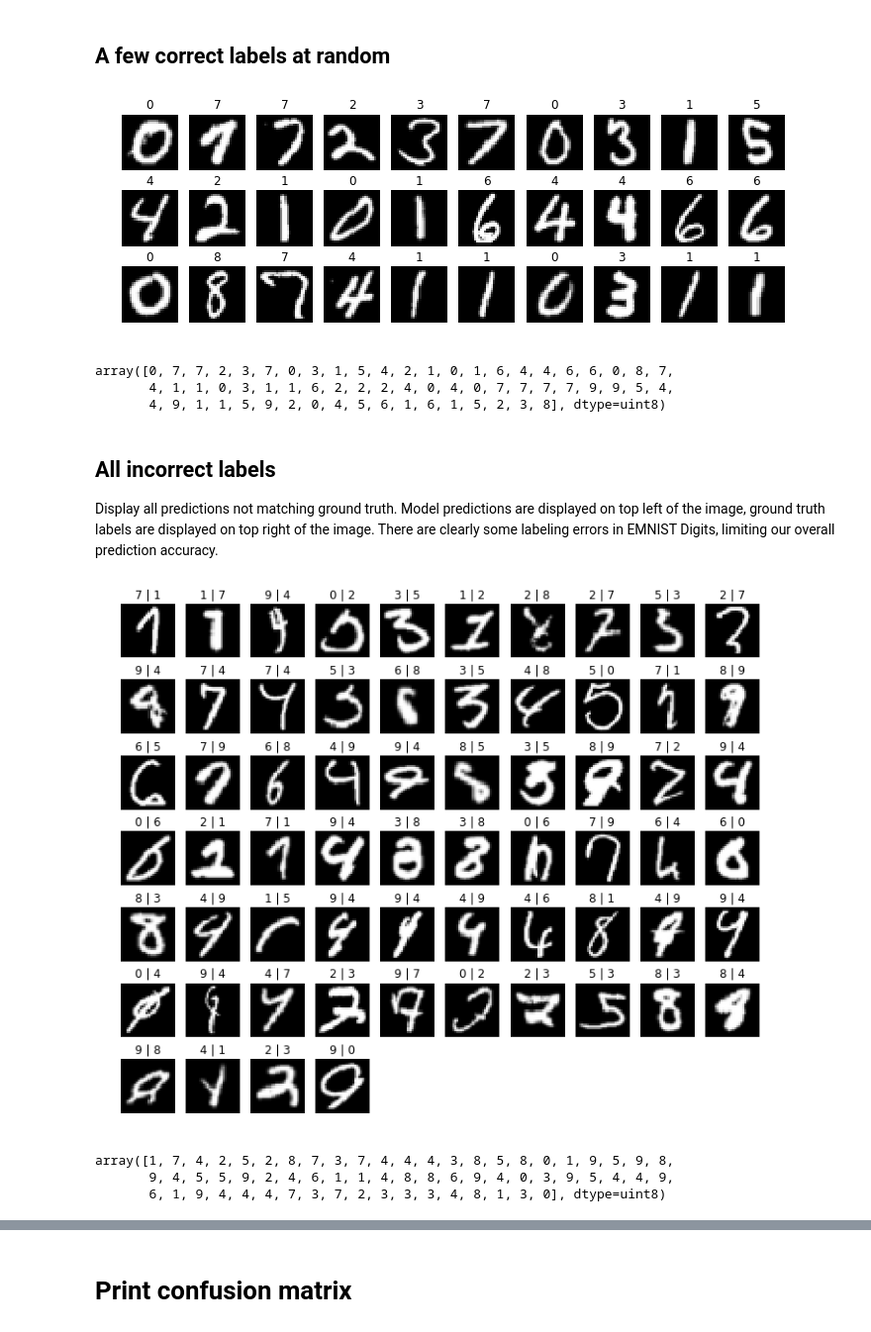
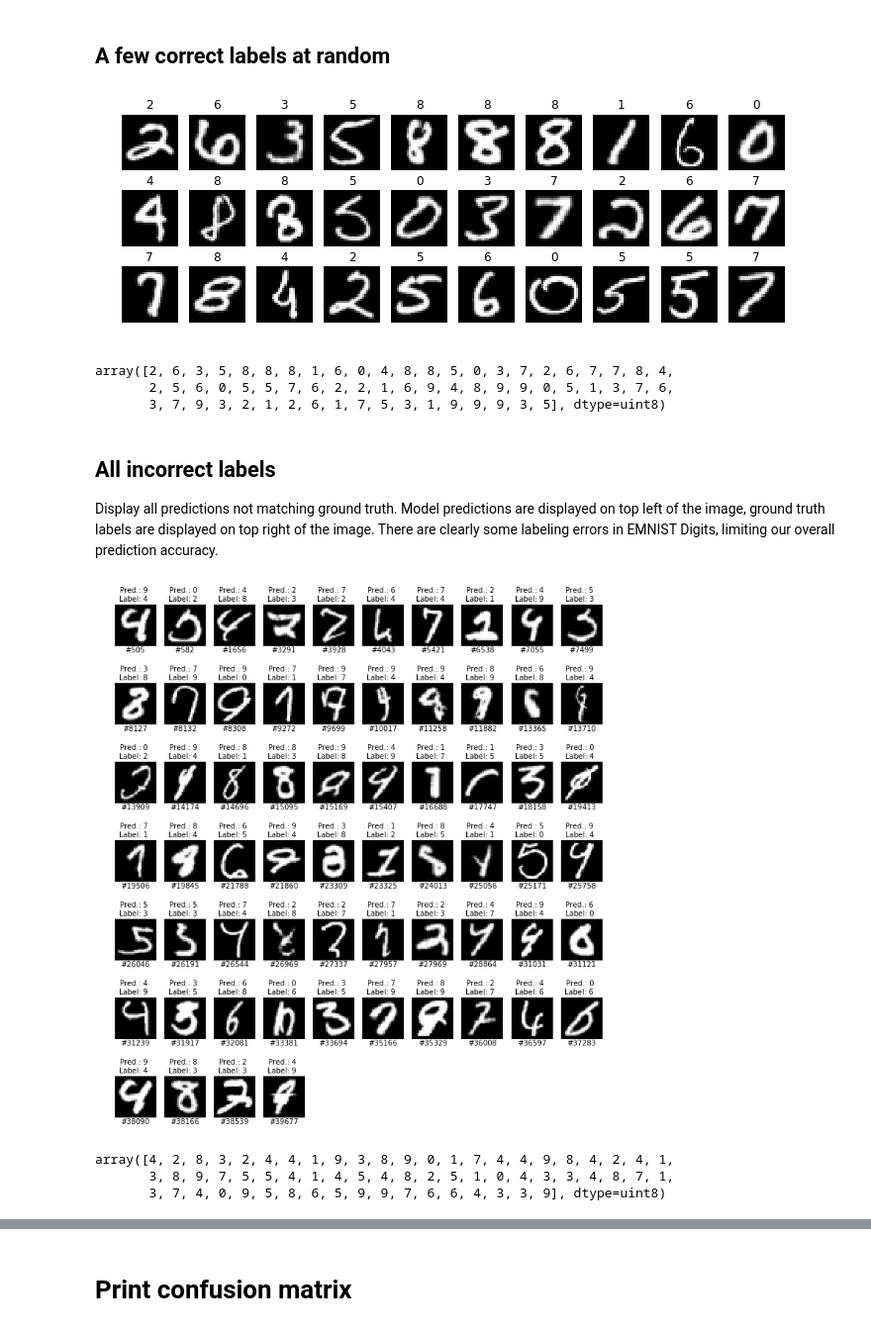
Before and after one commit to j05t/emnist, a Jupyter notebook: emnist_tensorflow.ipynb, the cells around one changed output, grey strips where cells are left out. Shown at 99% size. Cells and saved outputs as stored; diff of their text form; code cells hidden in the pictures.

Commit message:
improve plot for wrong predictions

```diff
--- a/emnist_tensorflow.ipynb
+++ b/emnist_tensorflow.ipynb
@@ -438,7 +453,7 @@ avg_preds = all_preds.mean(axis=0)
 Select a single model, train for a few epochs, and check accuracy.
 # %%
 # which model to train
-i = 1
+i = 8
 # %%
 # reload weights in case of overfitting
 # models[i].load_weights("weights/weights_emnist_model_0.2475_"+str(i)+'.pkl')
@@ -565,7 +580,7 @@ from numpy.random import permutation
 
 # get a random selection of correctly predicted images
 idx = permutation(correct)[:n_view]
-idx_incorrect = permutation(incorrect)[:n_view]
+idx_incorrect = incorrect[:n_view]
 # %%
 preds_correct = preds[idx]
 preds_incorrect = preds[idx_incorrect]
@@ -588,32 +603,41 @@ for i in range(30):
     img = imgs[i].astype('float32')
     plt.imshow(img[0], cmap='gray')
 # %% [output]
-[figure, old version]
+[figure, new version]
 # %%
 # ground truth labels
 test_labels[idx]
 # %% [output]
-array([0, 7, 7, 2, 3, 7, 0, 3, 1, 5, 4, 2, 1, 0, 1, 6, 4, 4, 6, 6, 0, 8, 7,
-       4, 1, 1, 0, 3, 1, 1, 6, 2, 2, 2, 4, 0, 4, 0, 7, 7, 7, 7, 9, 9, 5, 4,
-       4, 9, 1, 1, 5, 9, 2, 0, 4, 5, 6, 1, 6, 1, 5, 2, 3, 8], dtype=uint8)
+array([2, 6, 3, 5, 8, 8, 8, 1, 6, 0, 4, 8, 8, 5, 0, 3, 7, 2, 6, 7, 7, 8, 4,
+       2, 5, 6, 0, 5, 5, 7, 6, 2, 2, 1, 6, 9, 4, 8, 9, 9, 0, 5, 1, 3, 7, 6,
+       3, 7, 9, 3, 2, 1, 2, 6, 1, 7, 5, 3, 1, 9, 9, 9, 3, 5], dtype=uint8)
 # %% [markdown]
 ## All incorrect labels
 Display all predictions not matching ground truth. Model predictions are displayed on top left of the image, ground truth labels are displayed on top right of the image. There are clearly some labeling errors in EMNIST Digits, limiting our overall prediction accuracy.
 # %%
 f = plt.figure(figsize=(12,10))
+
+plt.subplots_adjust(left=None, bottom=None, right=None, top=1.15,
+                wspace=None, hspace=None)
 
 for i in range(n_view):
     sp = f.add_subplot(7, 10, i+1)
     sp.axis('Off')
-    sp.set_title("{} | {}".format(preds_incorrect[i],test_labels[idx_incorrect][i]))
+    sp.text(0.8, 1.24, "Pred.: {}\nLabel: {}"
+                 .format(preds_incorrect[i],test_labels[idx_incorrect][i]),
+            horizontalalignment='right', verticalalignment='center',
+            transform=sp.transAxes)
+    plt.text(0.5, -0.1, "#{}".format(idx_incorrect[i]),
+             horizontalalignment='center', verticalalignment='center',
+             transform=sp.transAxes)
     img = imgs_incorrect[i].astype('float32')
     plt.imshow(img[0], cmap='gray')
 # %% [output]
-[figure, old version]
+[figure, new version]
 # %%
 # ground truth labels
 test_labels[idx_incorrect]
 # %% [output]
-array([1, 7, 4, 2, 5, 2, 8, 7, 3, 7, 4, 4, 4, 3, 8, 5, 8, 0, 1, 9, 5, 9, 8,
-       9, 4, 5, 5, 9, 2, 4, 6, 1, 1, 4, 8, 8, 6, 9, 4, 0, 3, 9, 5, 4, 4, 9,
-       6, 1, 9, 4, 4, 4, 7, 3, 7, 2, 3, 3, 3, 4, 8, 1, 3, 0], dtype=uint8)
+array([4, 2, 8, 3, 2, 4, 4, 1, 9, 3, 8, 9, 0, 1, 7, 4, 4, 9, 8, 4, 2, 4, 1,
+       3, 8, 9, 7, 5, 5, 4, 1, 4, 5, 4, 8, 2, 5, 1, 0, 4, 3, 3, 4, 8, 7, 1,
+       3, 7, 4, 0, 9, 5, 8, 6, 5, 9, 9, 7, 6, 6, 4, 3, 3, 9], dtype=uint8)
```
Also changed, not shown: parts of 8 cells of this notebook.
